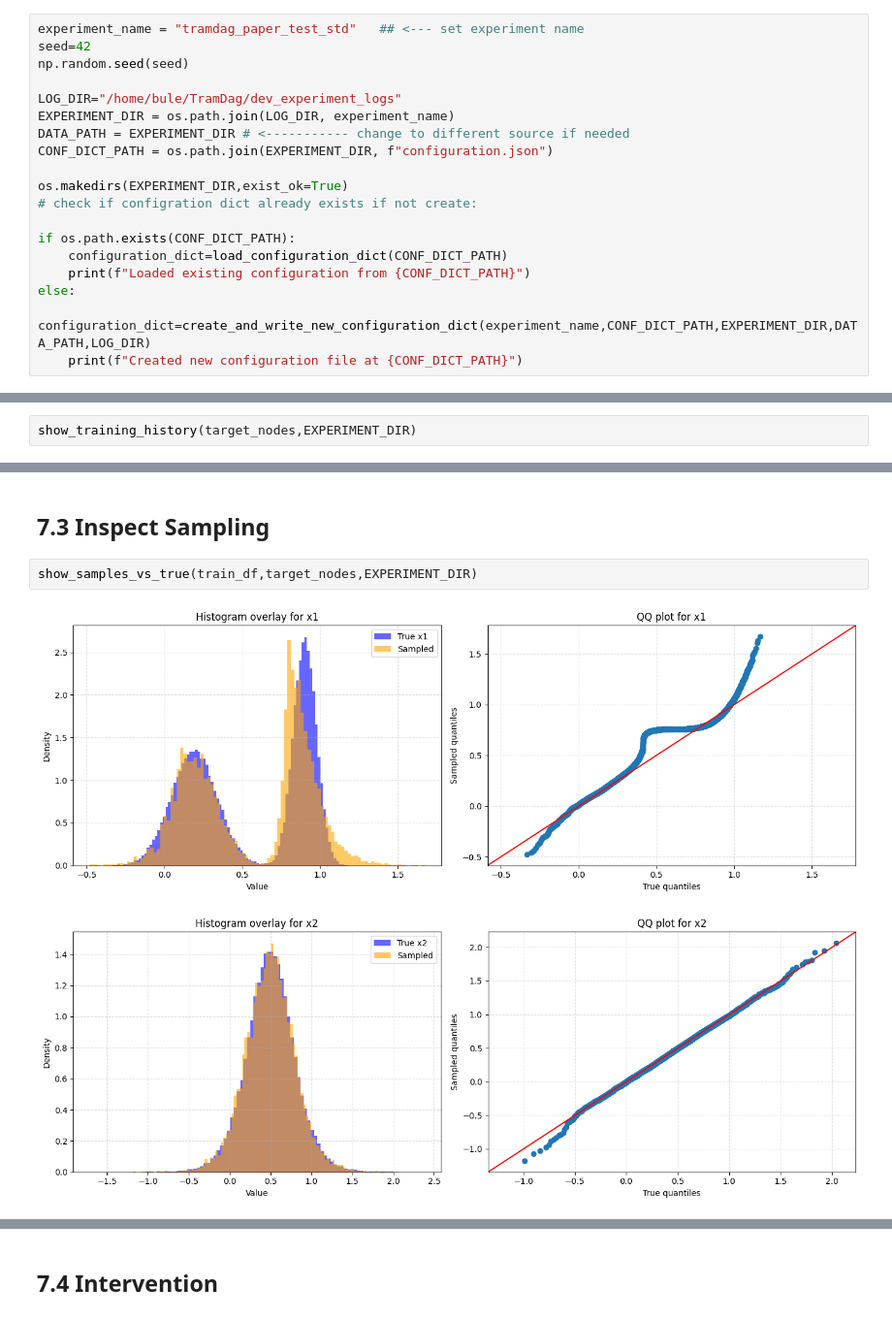
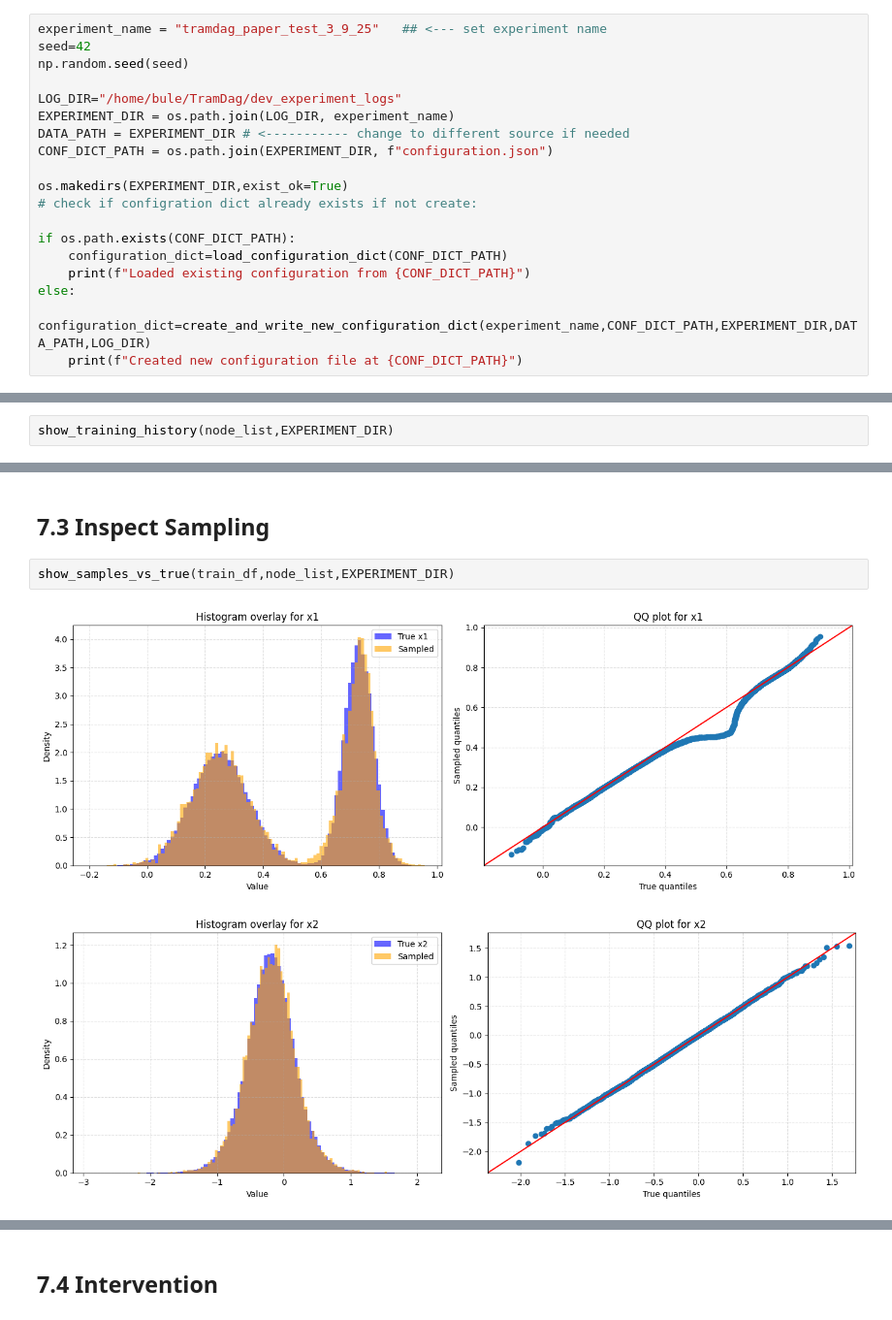
Before and after one commit to buehlpa/TramDag, a Jupyter notebook: Reproduce_TramDag_Experiment_6_2_mixed_datatypes_.ipynb, the cells around one changed output, grey strips where cells are left out. Shown at 97% size. Cells and saved outputs as stored; diff of their text form.

```diff
--- a/Reproduce_TramDag_Experiment_6_2_mixed_datatypes_.ipynb
+++ b/Reproduce_TramDag_Experiment_6_2_mixed_datatypes_.ipynb
@@ -27,7 +28,7 @@ Train with GPU support.
 # %% [markdown]
 # 1. Experiments and Paths
 # %%
-experiment_name = "tramdag_paper_test_std"   ## <--- set experiment name
+experiment_name = "tramdag_paper_test_3_9_25"   ## <--- set experiment name
 seed=42
 np.random.seed(seed)
 
@@ -422,5 +457,5 @@ pred_labels
 # %% [markdown]
 ## 6.1 Loss vs epochs
 # %%
-show_training_history(target_nodes,EXPERIMENT_DIR)
+show_training_history(node_list,EXPERIMENT_DIR)
 # %% [output]
@@ -588,10 +618,10 @@ Deleted directory: /home/bule/TramDag/dev_experiment_logs/tramdag_paper_test_std
 # %% [markdown]
 ## 7.3 Inspect Sampling
 # %%
-show_samples_vs_true(train_df,target_nodes,EXPERIMENT_DIR)
+show_samples_vs_true(train_df,node_list,EXPERIMENT_DIR)
 # %% [output]
-[figure, old version]
+[figure, new version]
-[figure, old version]
+[figure, new version]
 [figure]
 # %% [markdown]
 ## 7.4 Intervention
```
Also changed, not shown: parts of 12 cells of this notebook, 12 other files.
